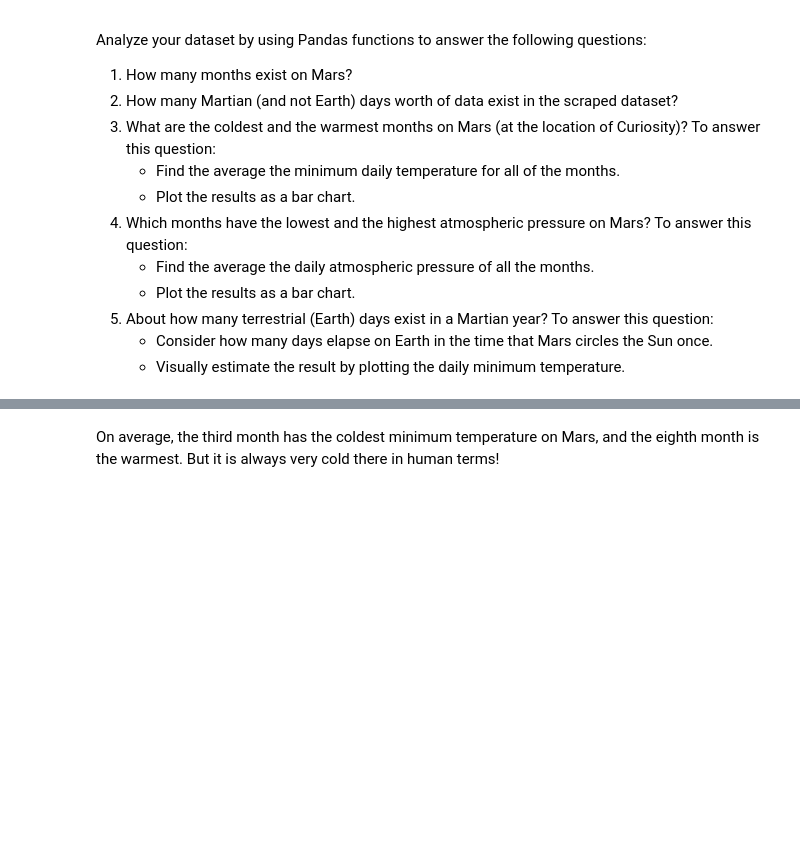
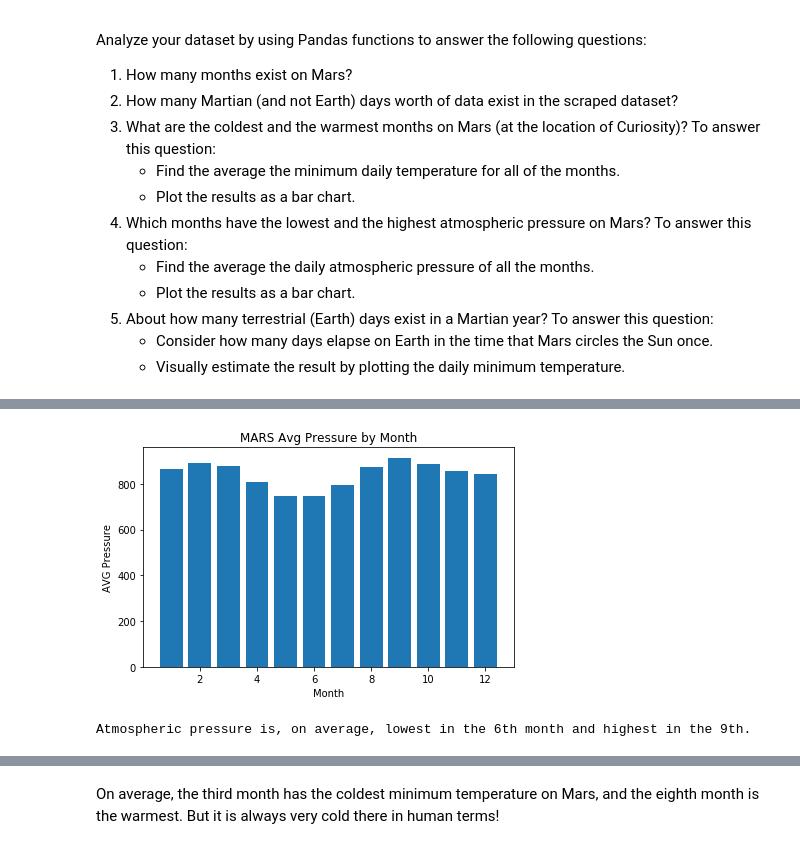
Before and after one commit to csteeves/Module11-Challenge, a Jupyter notebook: part_2_mars_weather.ipynb, the cells around one changed output, grey strips where cells are left out. Saved outputs shown, nothing was run; the diff lists cells and outputs as text; code cells hidden in the pictures; blank space fills up the shorter version.

```diff
--- a/part_2_mars_weather.ipynb
+++ b/part_2_mars_weather.ipynb
@@ -122,2 +213,4 @@ Analyze your dataset by using Pandas functions to answer the following questions
 # %%
 # 4. Average pressure by Martian month
+pressure_group = grouped[['month','pressure']]
+pressure_group
@@ -127,0 +231,19 @@ Analyze your dataset by using Pandas functions to answer the following questions
+# %%
+# Plot the average pressure by month
+plt.bar(pressure_group['month'],pressure_group['pressure'])
+plt.xlabel('Month')
+plt.ylabel('AVG Pressure')
+plt.title('MARS Avg Pressure by Month')
+plt.tight_layout()
+plt.show()
+# %% [output]
+[figure, added]
+# %%
+# Identify the highest and lowest pressures by month at Curiosity's location
+min_pressure = pressure_group['pressure'].min()
+min_month = pressure_group.loc[pressure_group['pressure']==min_pressure,'month'].values[0]
+max_pressure = pressure_group['pressure'].max()
+max_month = pressure_group.loc[pressure_group['pressure']==max_pressure,'month'].values[0]
+print(f'Atmospheric pressure is, on average, lowest in the {min_month}th month and highest in the {max_month}th.')
+# %% [output]
+Atmospheric pressure is, on average, lowest in the 6th month and highest in the 9th.
```
Also changed, not shown: parts of 26 cells of this notebook.
